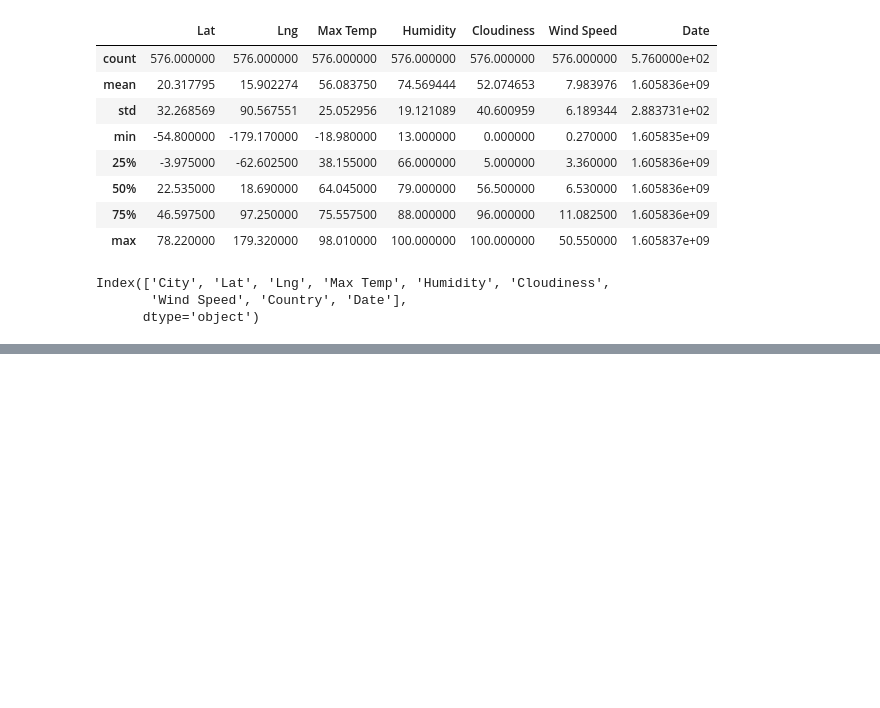
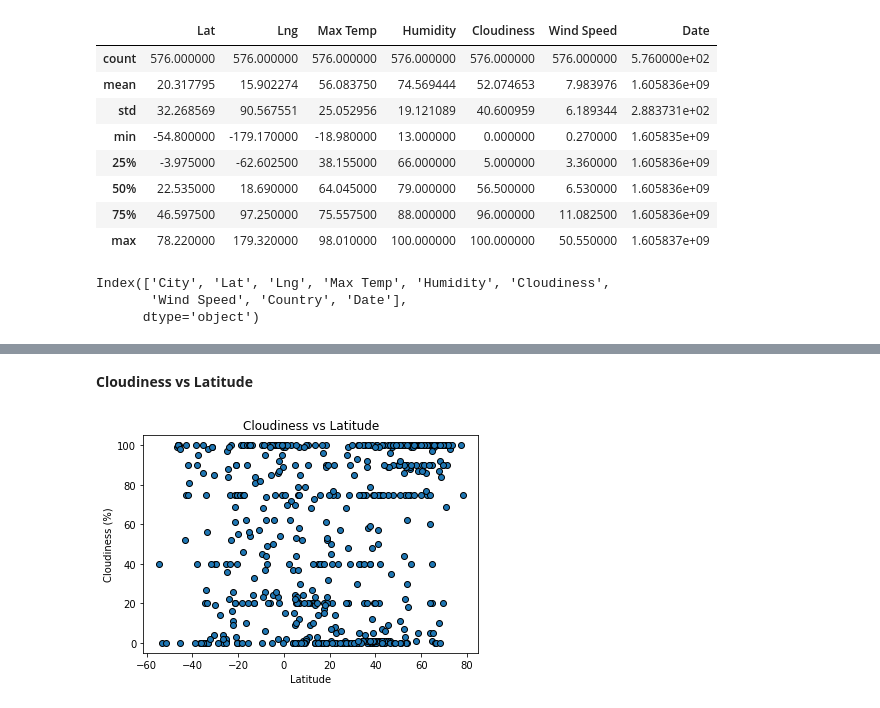
Before and after one commit to lanakimova/python-api-challenge, a Jupyter notebook: WeatherPy.ipynb, the cells around one changed output, grey strips where cells are left out. Drawn from its saved outputs; the diff is of its cells as text; code cells hidden in the pictures; blank space fills up the shorter version.

```diff
--- a/WeatherPy.ipynb
+++ b/WeatherPy.ipynb
@@ -122,0 +151,10 @@ Index(['City', 'Lat', 'Lng', 'Max Temp', 'Humidity', 'Cloudiness',
+# %% [markdown]
+**Cloudiness vs Latitude**
+# %%
+plt.scatter(latitude, cloudness, edgecolors='black')
+plt.title('Cloudiness vs Latitude')
+plt.xlabel('Latitude')
+plt.ylabel('Cloudiness (%)')
+plt.show()
+# %% [output]
+[figure, added]
```
Also changed, not shown: parts of 12 cells of this notebook.
